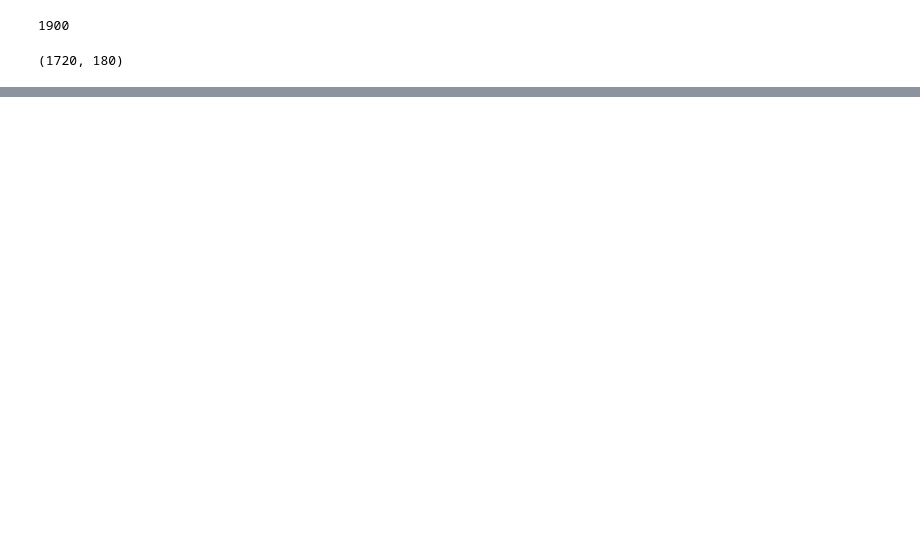
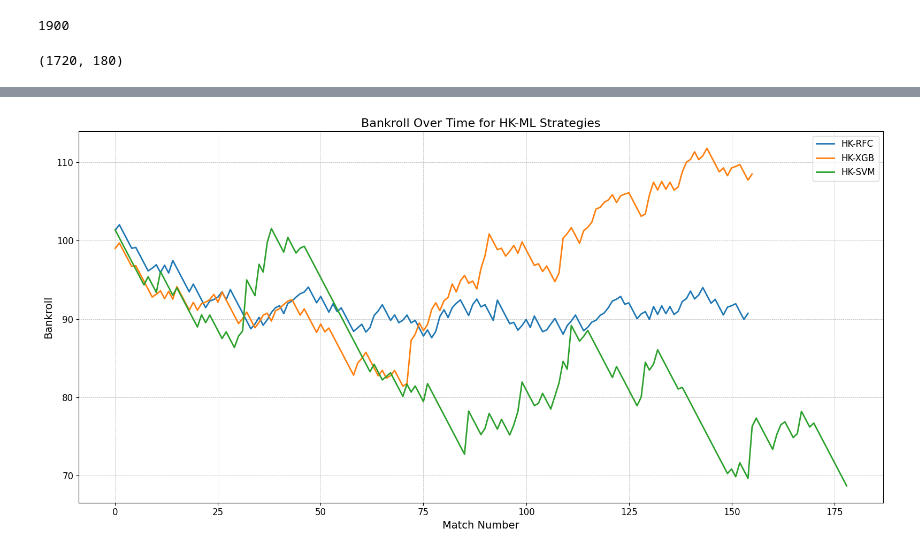
Before and after one commit to hubamatyas/Football-Arbitrage-Value-Betting, a Jupyter notebook: notebooks/backtest.ipynb, the cells around one changed output, grey strips where cells are left out. Drawn from its saved outputs; the diff is of its cells as text; code cells hidden in the pictures; blank space fills up the shorter version.

```diff
--- a/notebooks/backtest.ipynb
+++ b/notebooks/backtest.ipynb
@@ -140,6 +149,8 @@ len(curr_train_test), len(curr_remaining)
 (1720, 180)
 # %%
 MATCHES_PER_ROUND = 10
+START_INDEX = 1710
+START_BANKROLL = 100
 
 PARAMS = {
     Feature.GOAL_STATS.value: False,
@@ -170,9 +367,20 @@ def feature_engineering(curr_train_test: pd.DataFrame, params: dict[str, bool]=P
 # %%
+i = 0
+curr_train_test = df.iloc[:1720]
+curr_remaining = df.iloc[1720:]
+
 while len(curr_remaining) > 0:
+    print(f"Round {i}...")
     X_train, y_train, X_test, y_test = feature_engineering(curr_train_test)
 
-
+    for name, strat in strats.items():
+        strat.fit_model(X_train, y_train)
+        strat.predict(X_test, y_test)
+        strat.bet(X_test, curr_train_test)
+        strat.reset()
 
     curr_train_test, curr_remaining = update_datasets(curr_train_test, curr_remaining)
-    print(len(curr_train_test), len(curr_remaining))
+
+    i += 1
+    print(len(curr_train_test), len(curr_remaining), '\n')
 # %% [output]
@@ -199,0 +422,19 @@ X_train, y_train, X_test, y_test = model.feature_engineering(train, test, unique
+# %%
+plt.figure(figsize=(16, 8))
+
+for name, strat in strats.items():
+    if name in ['HK-RFC', 'HK-XGB', 'HK-SVM']:
+        plt.plot(strat.bankroll_list, label=name, linewidth=2)
+
+plt.xticks(fontsize=12)
+plt.yticks(fontsize=12)
+plt.grid(True, which='both', linestyle='--', linewidth=0.5)
+plt.legend(fontsize=12)
+
+plt.title("Bankroll Over Time for HK-ML Strategies", fontsize=16)
+plt.xlabel('Match Number', fontsize=14)
+plt.ylabel('Bankroll', fontsize=14)
+plt.tight_layout()
+plt.savefig('hkml-strats-bankroll.pdf')
+# %% [output]
+[figure, added]
```
Also changed, not shown: parts of 13 cells of this notebook, 7 other files.
